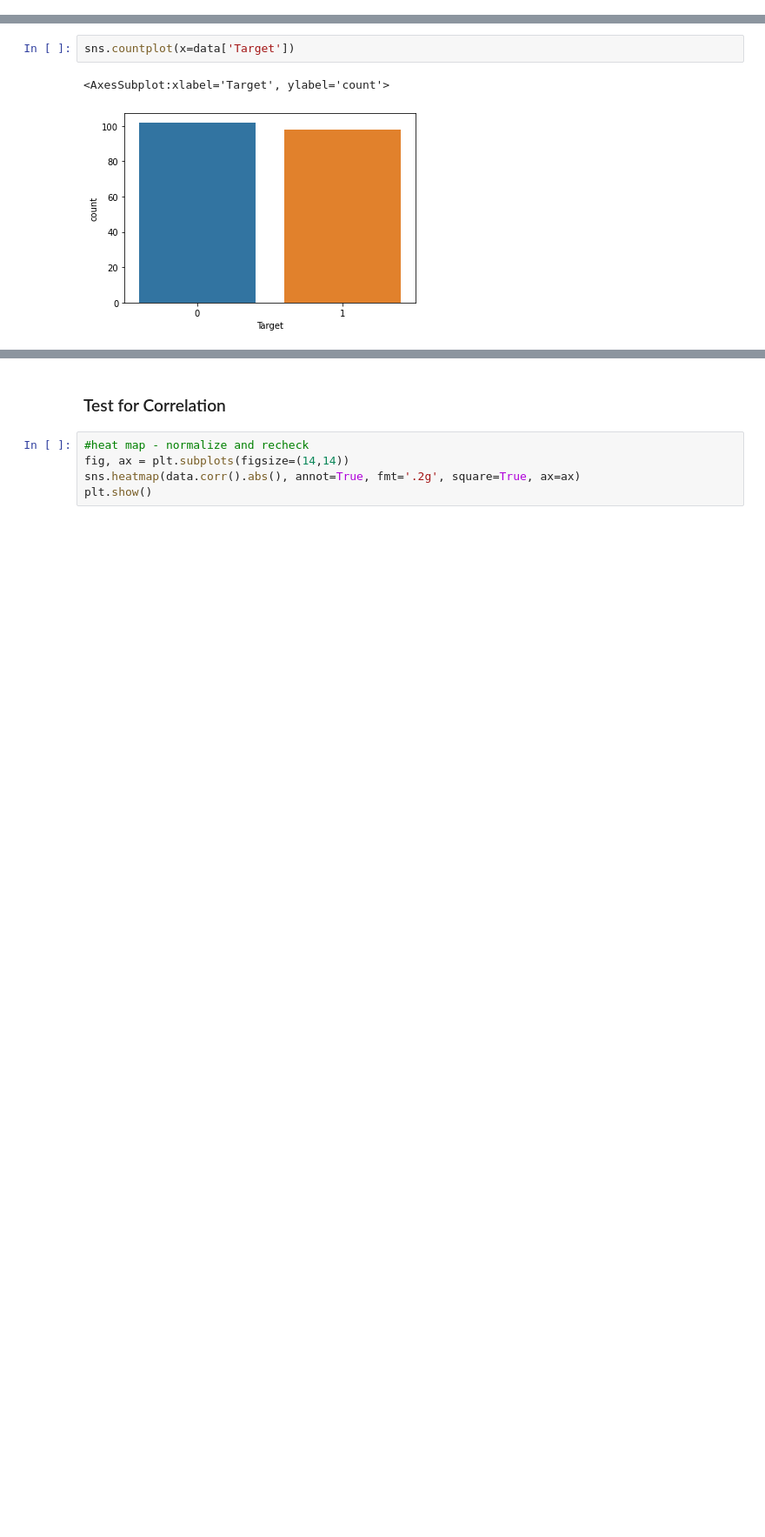
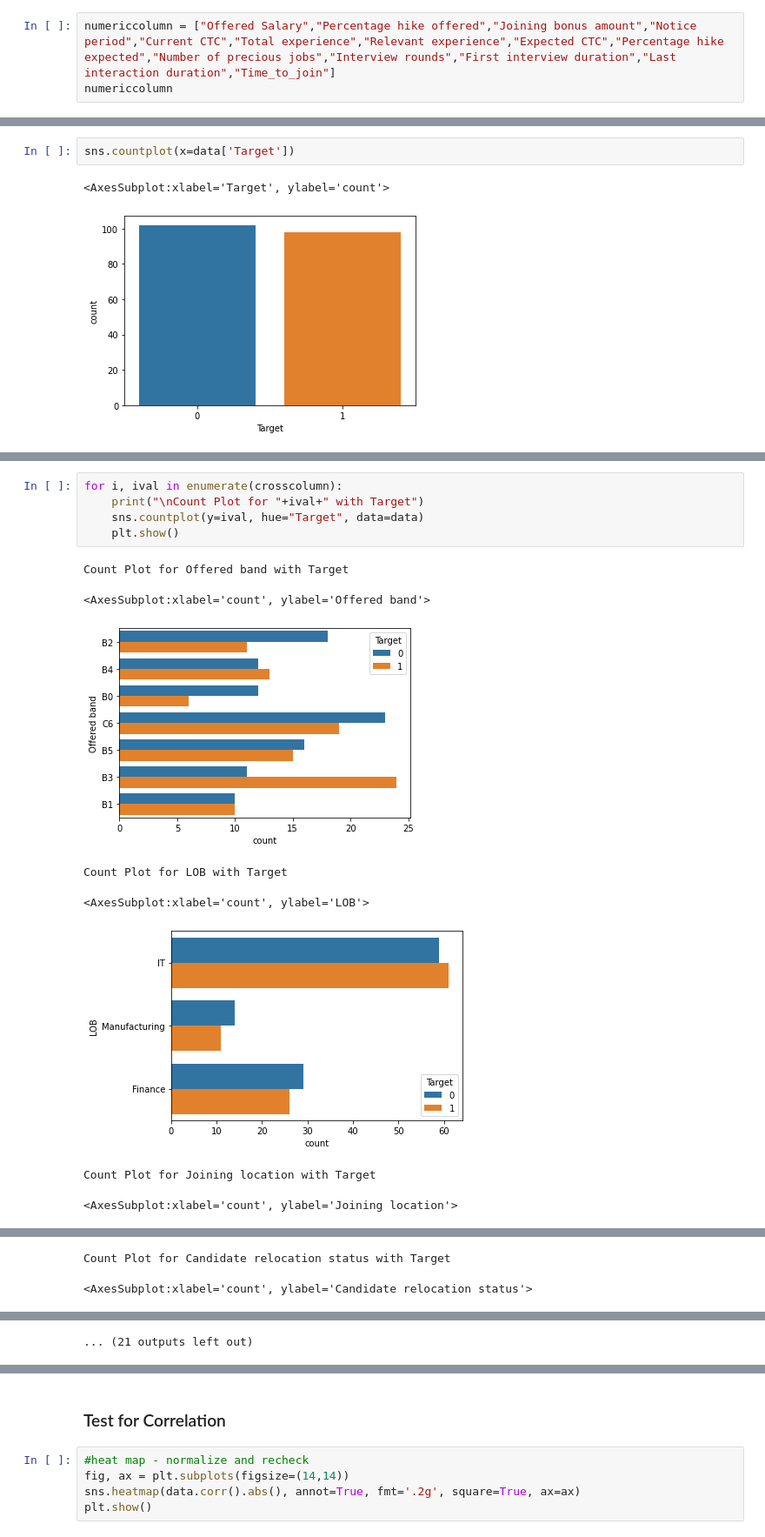
Before and after one commit to karunyads/MiniProject-FE, a Jupyter notebook: FE_PROJECT1_06.ipynb, the cells around one changed output, grey strips where cells are left out. Shown at 87% size. Cells and saved outputs as stored; diff of their text form; blank space fills up the shorter version.

```diff
--- a/FE_PROJECT1_06.ipynb
+++ b/FE_PROJECT1_06.ipynb
@@ -258,0 +317,3 @@ memory usage: 56.9 KB
+# %%
+numericcolumn = ["Offered Salary","Percentage hike offered","Joining bonus amount","Notice period","Current CTC","Total experience","Relevant experience","Expected CTC","Percentage hike expected","Number of precious jobs","Interview rounds","First interview duration","Last interaction duration","Time_to_join"]
+numericcolumn
@@ -287,0 +411,14 @@ sns.boxplot(x=data['Offered Salary'])
+# %%
+for i, ival in enumerate(crosscolumn):
+    print("\nCount Plot for "+ival+" with Target")
+    sns.countplot(y=ival, hue="Target", data=data)
+    plt.show()
+# %% [output]
+Count Plot for Offered band with Target
+<AxesSubplot:xlabel='count', ylabel='Offered band'>
+[figure, added]
+Count Plot for LOB with Target
+<AxesSubplot:xlabel='count', ylabel='LOB'>
+[figure, added]
+Count Plot for Joining location with Target
+<AxesSubplot:xlabel='count', ylabel='Joining location'>
@@ -287,0 +426,2 @@ sns.boxplot(x=data['Offered Salary'])
+Count Plot for Candidate relocation status with Target
+<AxesSubplot:xlabel='count', ylabel='Candidate relocation status'>
@@ -287,0 +429 @@ sns.boxplot(x=data['Offered Salary'])
+... (21 outputs left out)
```
Also changed, not shown: parts of 32 cells of this notebook.
